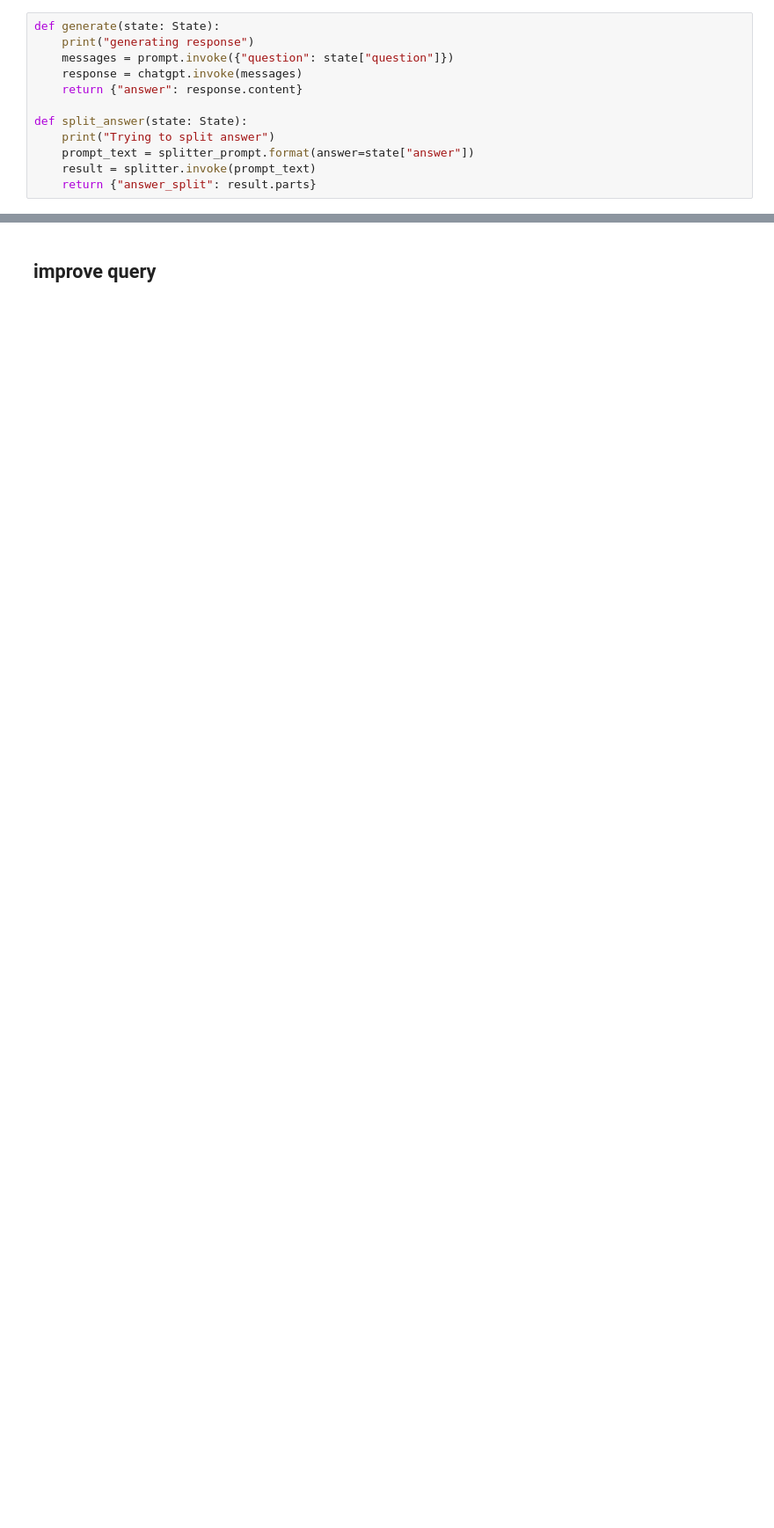
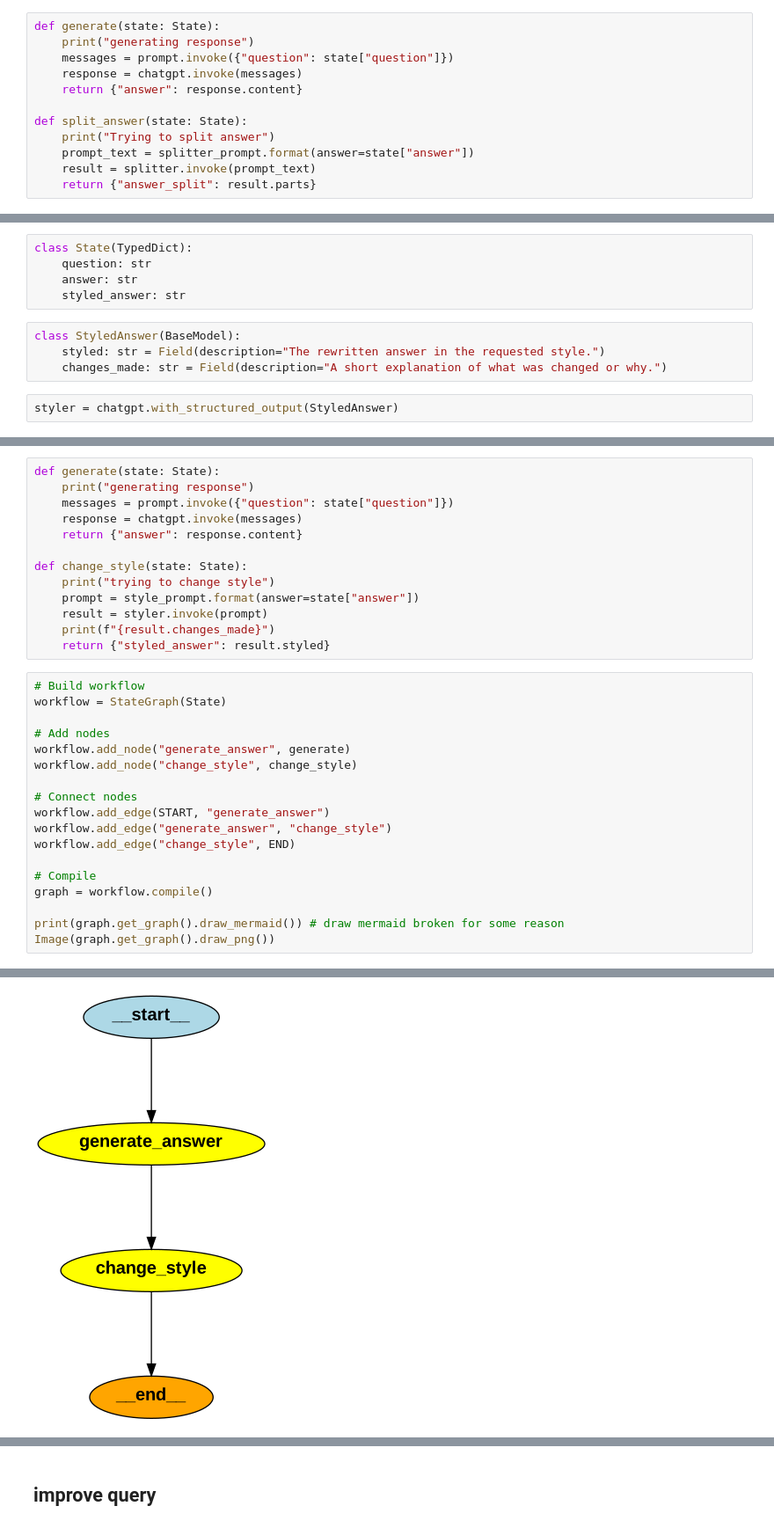
Before and after one commit to coralreefman/retrieval-agent-template, a Jupyter notebook: rag-improvements.ipynb, the cells around one changed output, grey strips where cells are left out. Shown: that part at 88% size. Drawn from its saved outputs; the diff is of its cells as text; blank space fills up the shorter version.

```diff
--- a/rag-improvements.ipynb
+++ b/rag-improvements.ipynb
@@ -317,0 +321,11 @@ print(state['answer_split'])
+# %%
+class State(TypedDict):
+    question: str
+    answer: str
+    styled_answer: str
+# %%
+class StyledAnswer(BaseModel):
+    styled: str = Field(description="The rewritten answer in the requested style.")
+    changes_made: str = Field(description="A short explanation of what was changed or why.")
+# %%
+styler = chatgpt.with_structured_output(StyledAnswer)
@@ -317,0 +363,32 @@ print(state['answer_split'])
+# %%
+def generate(state: State):
+    print("generating response")
+    messages = prompt.invoke({"question": state["question"]})
+    response = chatgpt.invoke(messages)
+    return {"answer": response.content}
+
+def change_style(state: State):
+    print("trying to change style")
+    prompt = style_prompt.format(answer=state["answer"])
+    result = styler.invoke(prompt)
+    print(f"{result.changes_made}")
+    return {"styled_answer": result.styled}
+# %%
+# Build workflow
+workflow = StateGraph(State)
+
+# Add nodes
+workflow.add_node("generate_answer", generate)
+workflow.add_node("change_style", change_style)
+
+# Connect nodes
+workflow.add_edge(START, "generate_answer")
+workflow.add_edge("generate_answer", "change_style")
+workflow.add_edge("change_style", END)
+
+# Compile
+graph = workflow.compile()
+
+print(graph.get_graph().draw_mermaid()) # draw mermaid broken for some reason
+Image(graph.get_graph().draw_png())
+# %% [output]
@@ -317,0 +407 @@ print(state['answer_split'])
+[figure, added]
```
Also changed, not shown: parts of 8 cells of this notebook.
